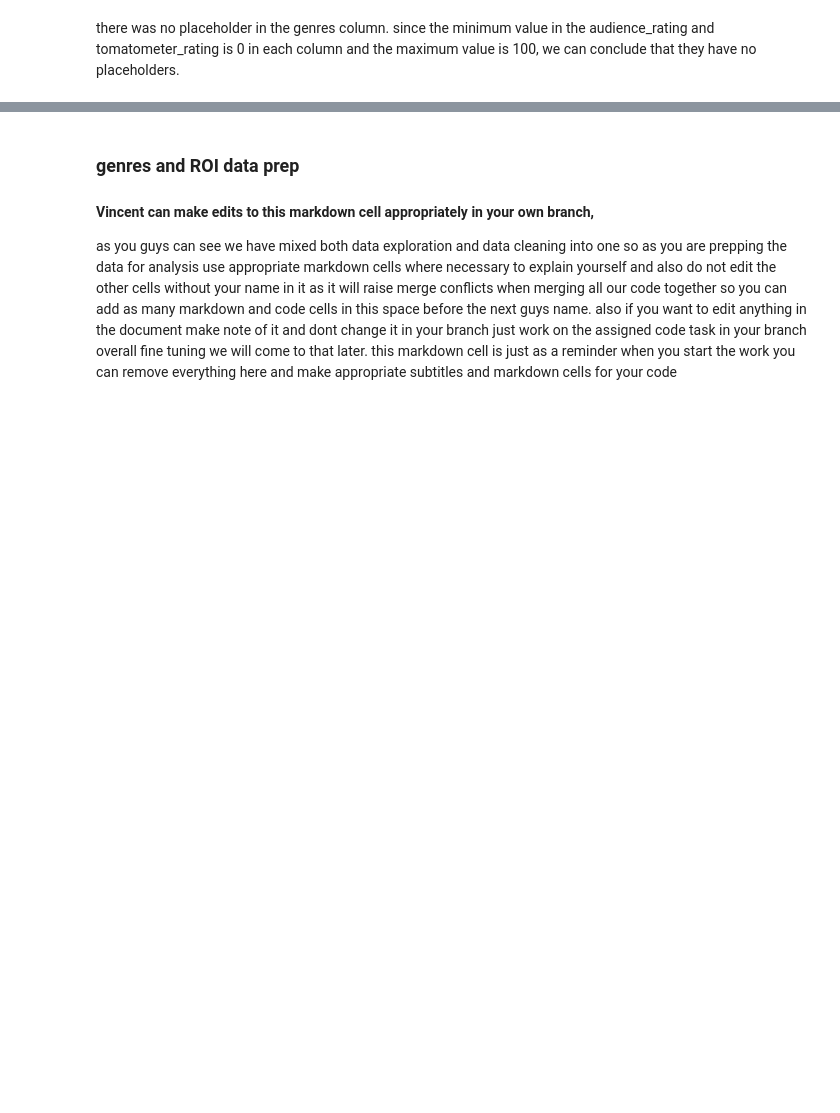
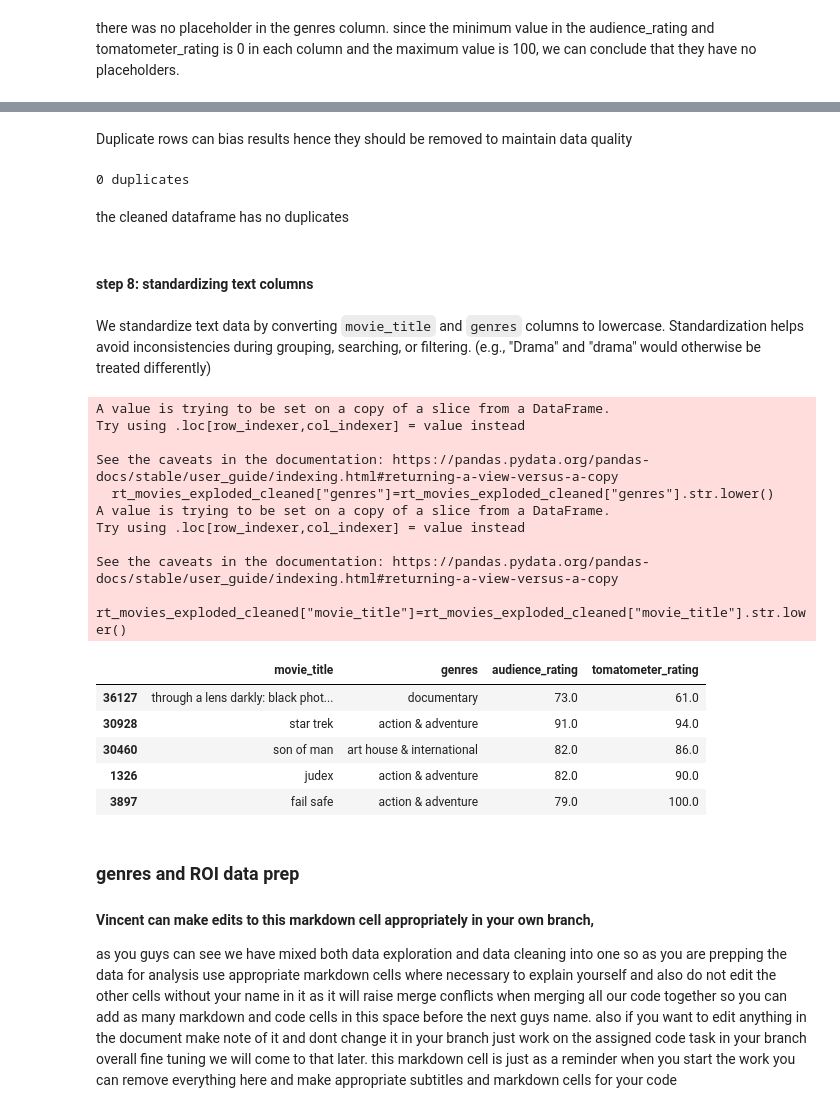
Before and after one commit to Tdoggie/phase-2-project, a Jupyter notebook: index.ipynb, the cells around one changed output, grey strips where cells are left out. Cells and saved outputs as stored; diff of their text form; code cells hidden in the pictures; blank space fills up the shorter version.

Commit message:
standardize categorical columns

```diff
--- a/index.ipynb
+++ b/index.ipynb
@@ -306,3 +308,39 @@ since the minimum value in the audience_rating and tomatometer_rating is 0 in ea
+# %% [markdown]
+Duplicate rows can bias results hence they should be removed to maintain data quality
+# %%
+#checking for duplicates
+print(f"{rt_movies_exploded_cleaned.duplicated().sum()} duplicates")
+# %% [output]
+0 duplicates
+# %% [markdown]
+the cleaned dataframe has no duplicates
+# %% [markdown]
+#### **step 8: standardizing text columns**
+# %% [markdown]
+We standardize text data by converting `movie_title` and `genres` columns to lowercase.
+Standardization helps avoid inconsistencies during grouping, searching, or filtering.
+(e.g., "Drama" and "drama" would otherwise be treated differently)
+# %%
+rt_movies_exploded_cleaned["genres"]=rt_movies_exploded_cleaned["genres"].str.lower()
+rt_movies_exploded_cleaned["movie_title"]=rt_movies_exploded_cleaned["movie_title"].str.lower()
+rt_movies_exploded_cleaned.sample(5)
+# %% [output]
+A value is trying to be set on a copy of a slice from a DataFrame.
+Try using .loc[row_indexer,col_indexer] = value instead
+
+See the caveats in the documentation: https://pandas.pydata.org/pandas-docs/stable/user_guide/indexing.html#returning-a-view-versus-a-copy
+  rt_movies_exploded_cleaned["genres"]=rt_movies_exploded_cleaned["genres"].str.lower()
+A value is trying to be set on a copy of a slice from a DataFrame.
+Try using .loc[row_indexer,col_indexer] = value instead
+
+See the caveats in the documentation: https://pandas.pydata.org/pandas-docs/stable/user_guide/indexing.html#returning-a-view-versus-a-copy
+  rt_movies_exploded_cleaned["movie_title"]=rt_movies_exploded_cleaned["movie_title"].str.lower()
+|  | movie_title | genres | audience_rating | tomatometer_rating |
+| 36127 | through a lens darkly: black phot... | documentary | 73.0 | 61.0 |
+| 30928 | star trek | action & adventure | 91.0 | 94.0 |
+| 30460 | son of man | art house & international | 82.0 | 86.0 |
+| 1326 | judex | action & adventure | 82.0 | 90.0 |
+| 3897 | fail safe | action & adventure | 79.0 | 100.0 |
 # %% [markdown]
 ### genres and ROI data prep
 #### Vincent can make edits to this markdown cell appropriately in your own branch,
```
Also changed, not shown: parts of 1 cell of this notebook.
